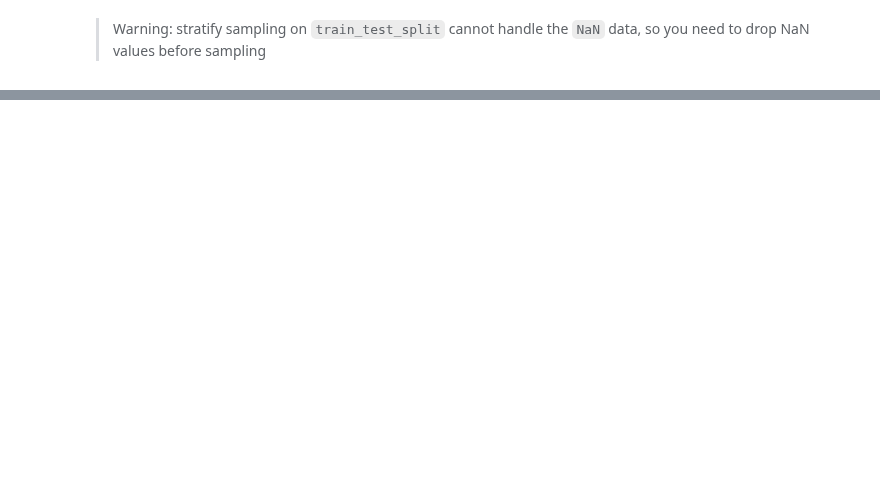
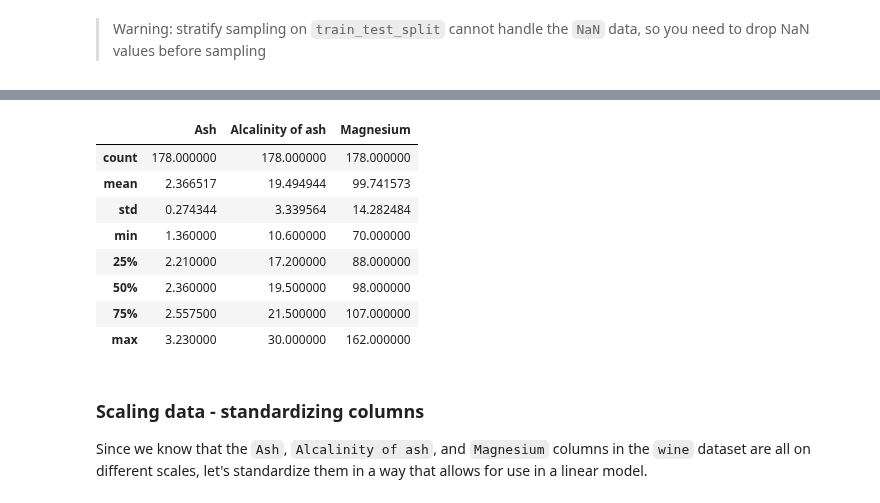
Before and after one commit to yeisonmontoya1815/Course-Machine-Learning-Python, a Jupyter notebook: 13. Preprocessing for ML Python/13. Preprocessing_ML_Python.ipynb, the cells around one changed output, grey strips where cells are left out. Saved outputs shown, nothing was run; the diff lists cells and outputs as text; code cells hidden in the pictures; blank space fills up the shorter version.

```diff
--- a/13. Preprocessing for ML Python/13. Preprocessing_ML_Python.ipynb
+++ b/13. Preprocessing for ML Python/13. Preprocessing_ML_Python.ipynb
@@ -179,0 +290,15 @@ Name: category_desc, dtype: int64
+# %%
+wine[['Ash', 'Alcalinity of ash', 'Magnesium']].describe()
+# %% [output]
+|  | Ash | Alcalinity of ash | Magnesium |
+| count | 178.000000 | 178.000000 | 178.000000 |
+| mean | 2.366517 | 19.494944 | 99.741573 |
+| std | 0.274344 | 3.339564 | 14.282484 |
+| min | 1.360000 | 10.600000 | 70.000000 |
+| 25% | 2.210000 | 17.200000 | 88.000000 |
+| 50% | 2.360000 | 19.500000 | 98.000000 |
+| 75% | 2.557500 | 21.500000 | 107.000000 |
+| max | 3.230000 | 30.000000 | 162.000000 |
+# %% [markdown]
+### Scaling data - standardizing columns
+Since we know that the `Ash`, `Alcalinity of ash`, and `Magnesium` columns in the `wine` dataset are all on different scales, let's standardize them in a way that allows for use in a linear model.
```
Also changed, not shown: parts of 51 cells of this notebook, 1 other file.
